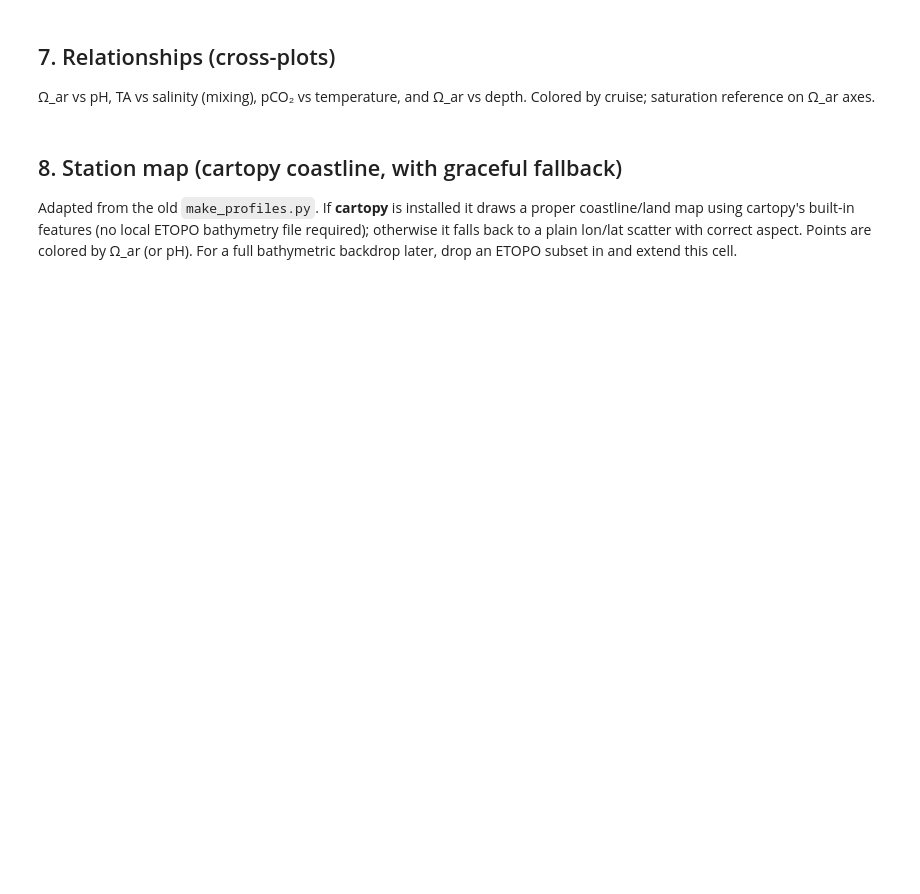
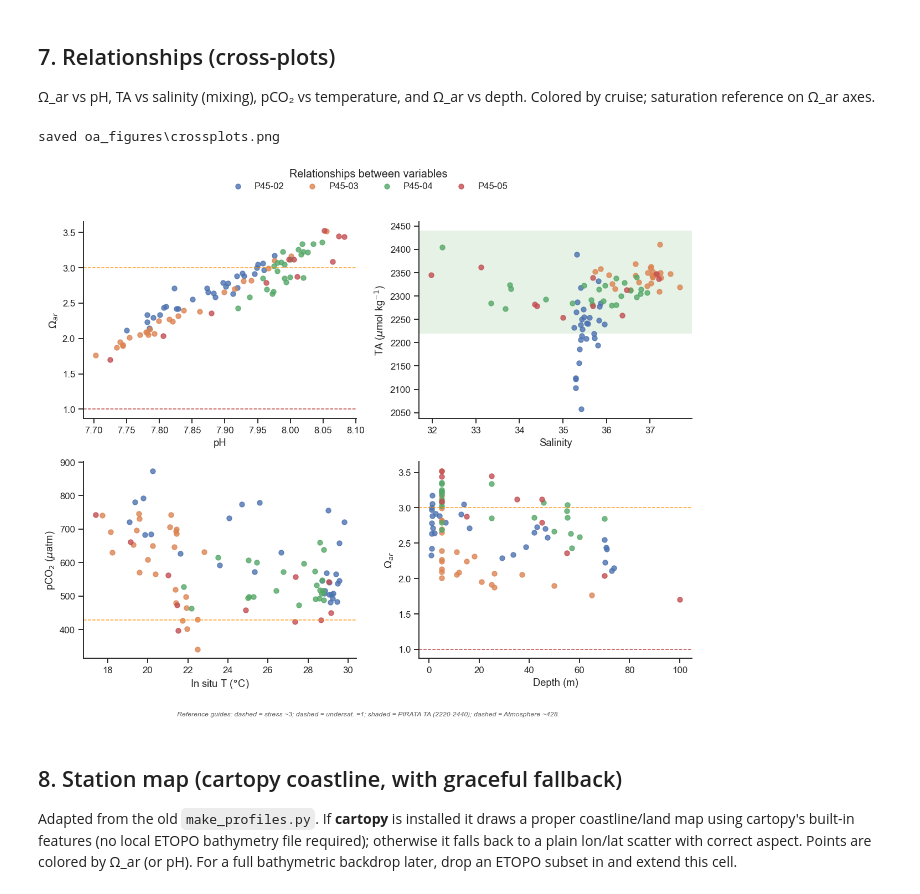
Before and after one commit to reez-png/oa_pipeline, a Jupyter notebook: notebooks/oa_figures.ipynb, the cells around one changed output. Saved outputs shown, nothing was run; the diff lists cells and outputs as text; code cells hidden in the pictures; blank space fills up the shorter version.

```diff
--- a/notebooks/oa_figures.ipynb
+++ b/notebooks/oa_figures.ipynb
@@ -303,27 +426,31 @@ Colored by cruise; saturation reference on Ω_ar axes.
 # %%
 def fig_crossplots(df, col):
     pairs = [("ph","omega_ar"),("sal","ta"),("temp_insitu","pco2"),("depth","omega_ar")]
     pairs = [(x,y) for x,y in pairs if x in col and y in col]
     grp = "cruise" if "cruise" in col else None
     n=len(pairs); nrow=(n+1)//2
     fig, axes = plt.subplots(nrow, 2, figsize=(11, 4.2*nrow), squeeze=False)
     for i,(xv,yv) in enumerate(pairs):
         ax = axes[i//2][i%2]
         if grp:
             for g, gd in df.groupby(col[grp]):
                 ax.scatter(gd[col[xv]], gd[col[yv]], label=str(g), s=34, alpha=0.8)
         else:
             ax.scatter(df[col[xv]], df[col[yv]], s=34, alpha=0.8)
         add_refs(ax, yv, "y")
         ax.set_xlabel(label_of(xv)); ax.set_ylabel(label_of(yv)); sns.despine(ax=ax)
     for j in range(n, nrow*2): axes[j//2][j%2].axis("off")
     if grp:
         h,l = axes[0][0].get_legend_handles_labels()
         fig.legend(h,l, loc="upper center", ncol=min(6,len(l)), bbox_to_anchor=(0.5,1.03))
     fig.suptitle("Relationships between variables", y=1.04, fontsize=13)
+    add_ref_caption(fig, [yv for _, yv in pairs])
     fig.tight_layout(); _save(fig, "crossplots"); plt.show()
 
 fig_crossplots(df, col)
+# %% [output]
+saved oa_figures\crossplots.png
+[figure, added]
 # %% [markdown]
 ## 8. Station map (cartopy coastline, with graceful fallback)
 
```
Also changed, not shown: parts of 7 cells of this notebook, 4 other files.
